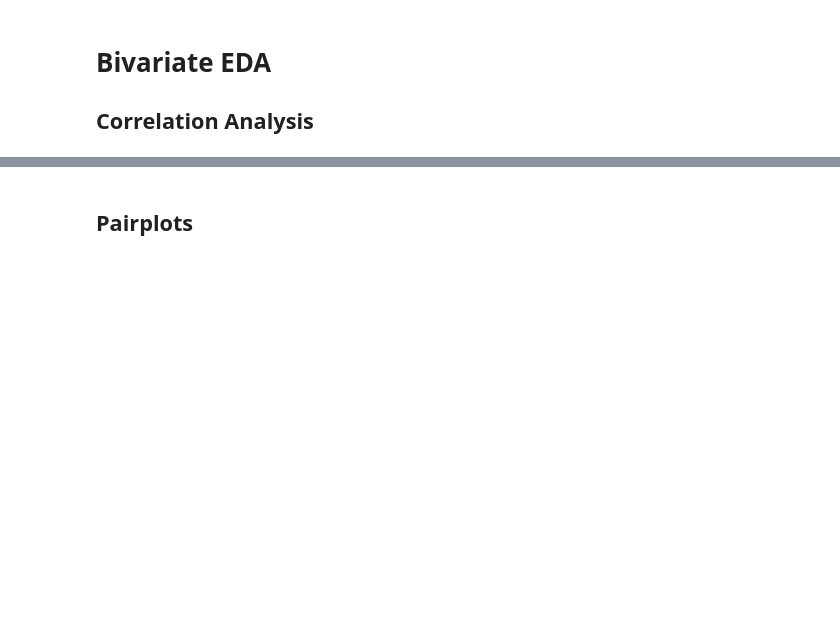
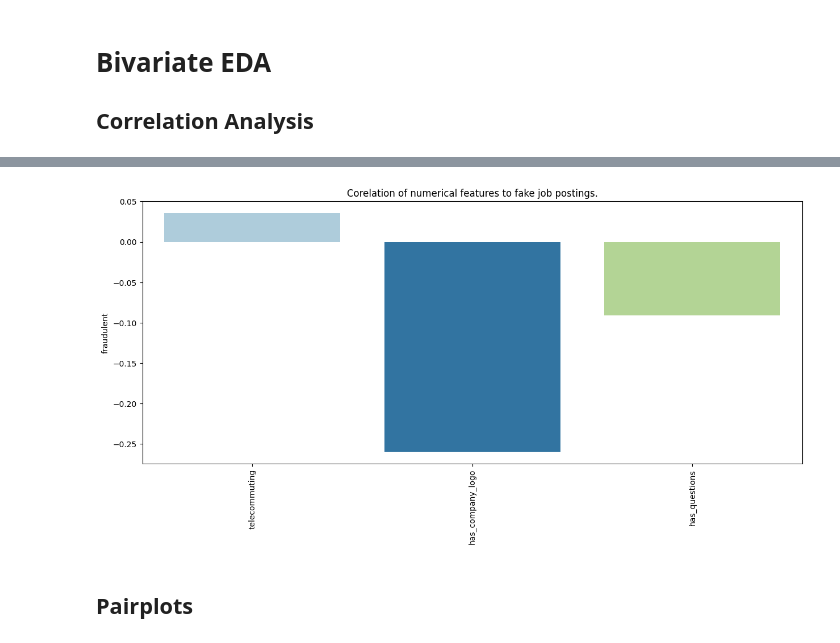
Before and after one commit to ADS-599-Team-2-Capstone/ADS-599-Capstone, a Jupyter notebook: Code Library Folder/ADS-599_Team-2_Data-Exploration-ZAF.ipynb, the cells around one changed output, grey strips where cells are left out. Drawn from its saved outputs; the diff is of its cells as text; code cells hidden in the pictures; blank space fills up the shorter version.

```diff
--- a/Code Library Folder/ADS-599_Team-2_Data-Exploration-ZAF.ipynb
+++ b/Code Library Folder/ADS-599_Team-2_Data-Exploration-ZAF.ipynb
@@ -491,3 +487,13 @@ df.corr(method='pearson').style.background_gradient(cmap=cm)
+# %%
+#Correlation with Dependent Comparison
+corr = df.corr(method='pearson').fraudulent
+plt.figure(figsize = (15,6))
+cm = sns.color_palette("Paired")
+sns.barplot(x = corr[:-1].index, y = corr[:-1], palette = cm)
+plt.title("Corelation of numerical features to fake job postings.")
+plt.xticks(rotation=90);
+# %% [output]
+[figure, added]
 # %% [markdown]
 ## Pairplots
 # %%
```
Also changed, not shown: parts of 1 cell of this notebook.
